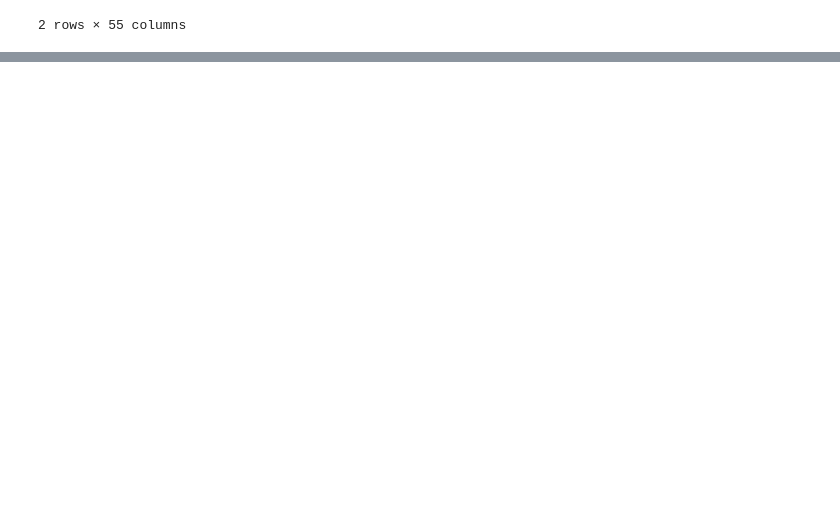
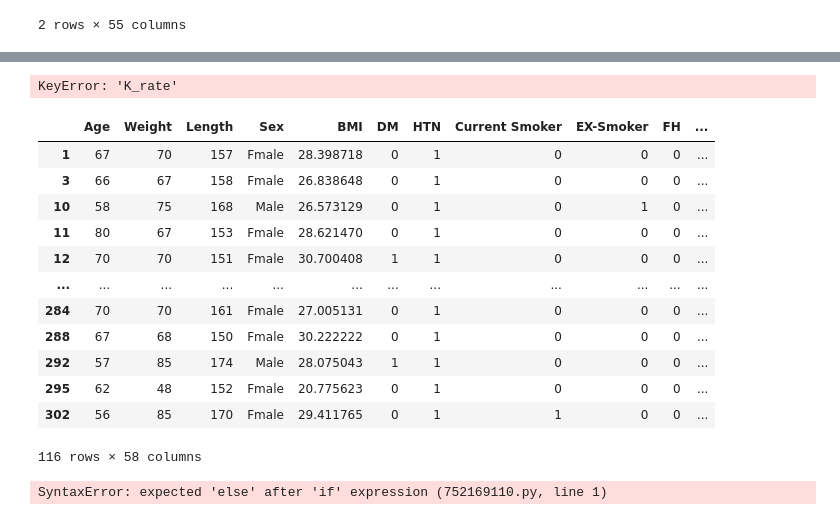
Before and after one commit to sohashe/dataset-analyzing, a Jupyter notebook: CAD dataset .ipynb, the cells around one changed output, grey strips where cells are left out. Cells and saved outputs as stored; diff of their text form; code cells hidden in the pictures; blank space fills up the shorter version.

```diff
--- a/CAD dataset .ipynb
+++ b/CAD dataset .ipynb
@@ -155,0 +232,3 @@ a.mean()
+# %%
+df["K_rate "] = ["normal" if 3.6<x<5.2 else "problem" for x in df['K']]
+df
@@ -155,0 +249,25 @@ a.mean()
+# %%
+df["K_rate"].describe()
+# %% [output]
+KeyError: 'K_rate'
+# %%
+test =df[(df.Age > 55 ) & (df.HTN == 1 )]
+test
+# %% [output]
+|  | Age | Weight | Length | Sex | BMI | DM | HTN | Current Smoker | EX-Smoker | FH | ... |
+| 1 | 67 | 70 | 157 | Fmale | 28.398718 | 0 | 1 | 0 | 0 | 0 | ... |
+| 3 | 66 | 67 | 158 | Fmale | 26.838648 | 0 | 1 | 0 | 0 | 0 | ... |
+| 10 | 58 | 75 | 168 | Male | 26.573129 | 0 | 1 | 0 | 1 | 0 | ... |
+| 11 | 80 | 67 | 153 | Fmale | 28.621470 | 0 | 1 | 0 | 0 | 0 | ... |
+| 12 | 70 | 70 | 151 | Fmale | 30.700408 | 1 | 1 | 0 | 0 | 0 | ... |
+| ... | ... | ... | ... | ... | ... | ... | ... | ... | ... | ... | ... |
+| 284 | 70 | 70 | 161 | Fmale | 27.005131 | 0 | 1 | 0 | 0 | 0 | ... |
+| 288 | 67 | 68 | 150 | Fmale | 30.222222 | 0 | 1 | 0 | 0 | 0 | ... |
+| 292 | 57 | 85 | 174 | Male | 28.075043 | 1 | 1 | 0 | 0 | 0 | ... |
+| 295 | 62 | 48 | 152 | Fmale | 20.775623 | 0 | 1 | 0 | 0 | 0 | ... |
+| 302 | 56 | 85 | 170 | Fmale | 29.411765 | 0 | 1 | 1 | 0 | 0 | ... |
+116 rows × 58 columns
+# %%
+df["age&HTN "] = ["yes" if x=test else "no" for x in test]
+# %% [output]
+SyntaxError: expected 'else' after 'if' expression (752169110.py, line 1)
```
Also changed, not shown: parts of 14 cells of this notebook.
